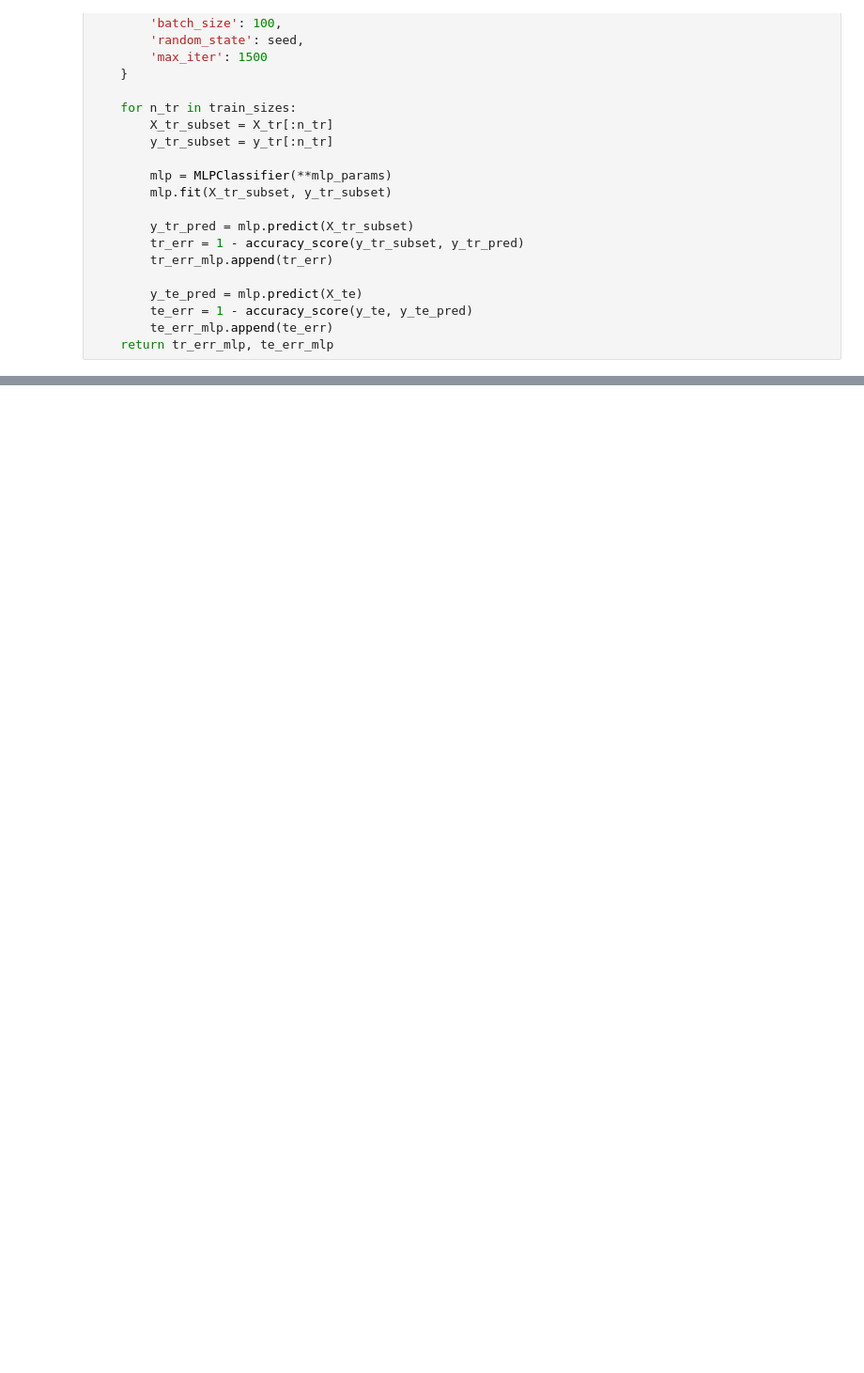
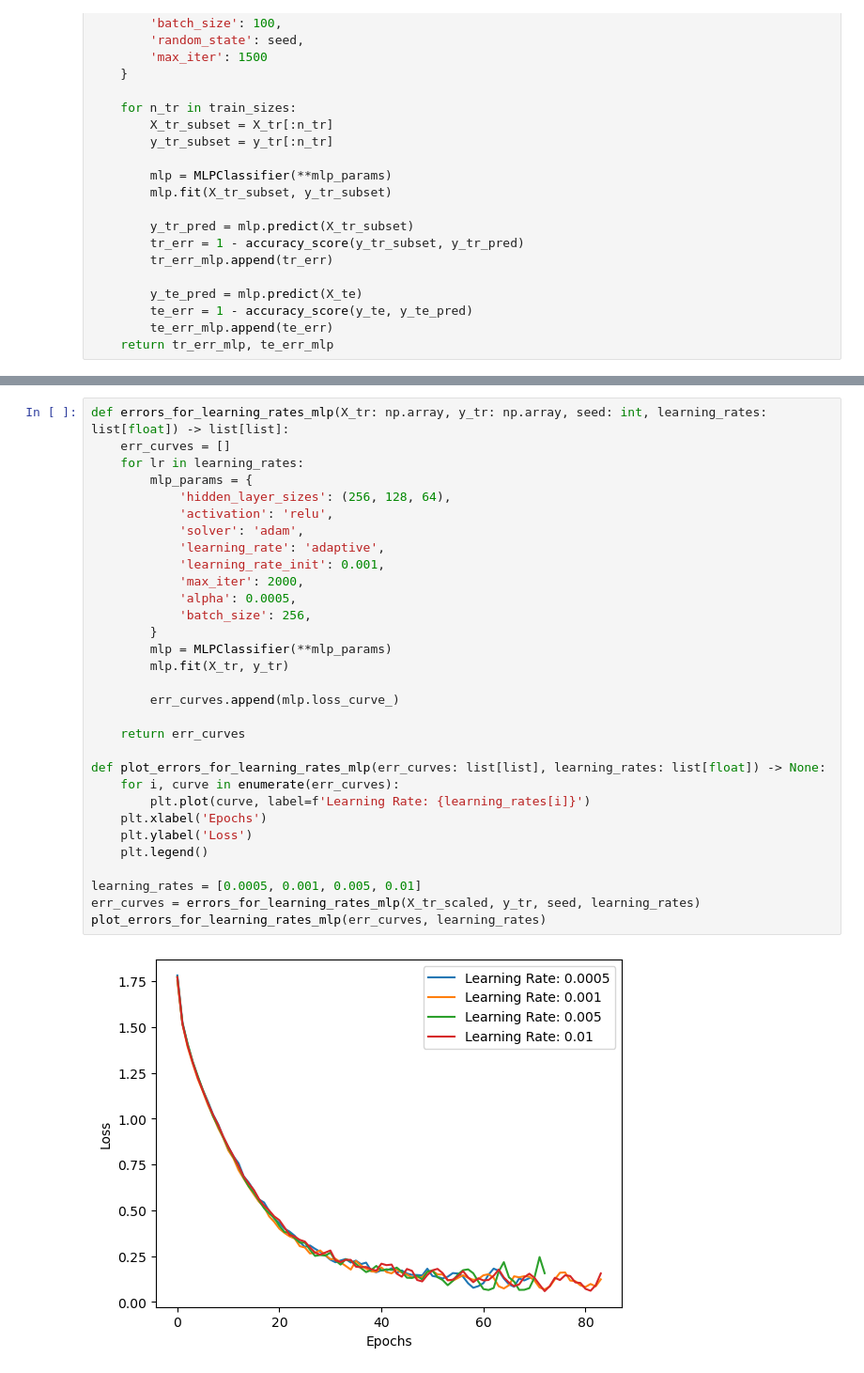
Before and after one commit to Shellyyy2003/CS178, a Jupyter notebook: FNN.ipynb, the cells around one changed output, grey strips where cells are left out. Shown at 94% size. Cells and saved outputs as stored; diff of their text form; blank space fills up the shorter version.

```diff
--- a/FNN.ipynb
+++ b/FNN.ipynb
@@ -96 +166,34 @@ def plot_errors_for_train_sizes_mlp_lr(tr_err_mlp: list, te_err_mlp: list, tr_er
+# %%
+def errors_for_learning_rates_mlp(X_tr: np.array, y_tr: np.array, seed: int, learning_rates: list[float]) -> list[list]:
+    err_curves = []
+    for lr in learning_rates:
+        mlp_params = {
+            'hidden_layer_sizes': (256, 128, 64),
+            'activation': 'relu',
+            'solver': 'adam',
+            'learning_rate': 'adaptive',
+            'learning_rate_init': 0.001,
+            'max_iter': 2000,
+            'alpha': 0.0005,
+            'batch_size': 256,
+        }
+        mlp = MLPClassifier(**mlp_params)
+        mlp.fit(X_tr, y_tr)
+
+        err_curves.append(mlp.loss_curve_)
+
+    return err_curves
+
+def plot_errors_for_learning_rates_mlp(err_curves: list[list], learning_rates: list[float]) -> None:
+    for i, curve in enumerate(err_curves):
+        plt.plot(curve, label=f'Learning Rate: {learning_rates[i]}')
+    plt.xlabel('Epochs')
+    plt.ylabel('Loss')
+    plt.legend()
+
+learning_rates = [0.0005, 0.001, 0.005, 0.01]
+err_curves = errors_for_learning_rates_mlp(X_tr_scaled, y_tr, seed, learning_rates)
+plot_errors_for_learning_rates_mlp(err_curves, learning_rates)
+# %% [output]
+[figure, added]
 # %%
```
Also changed, not shown: parts of 7 cells of this notebook.
